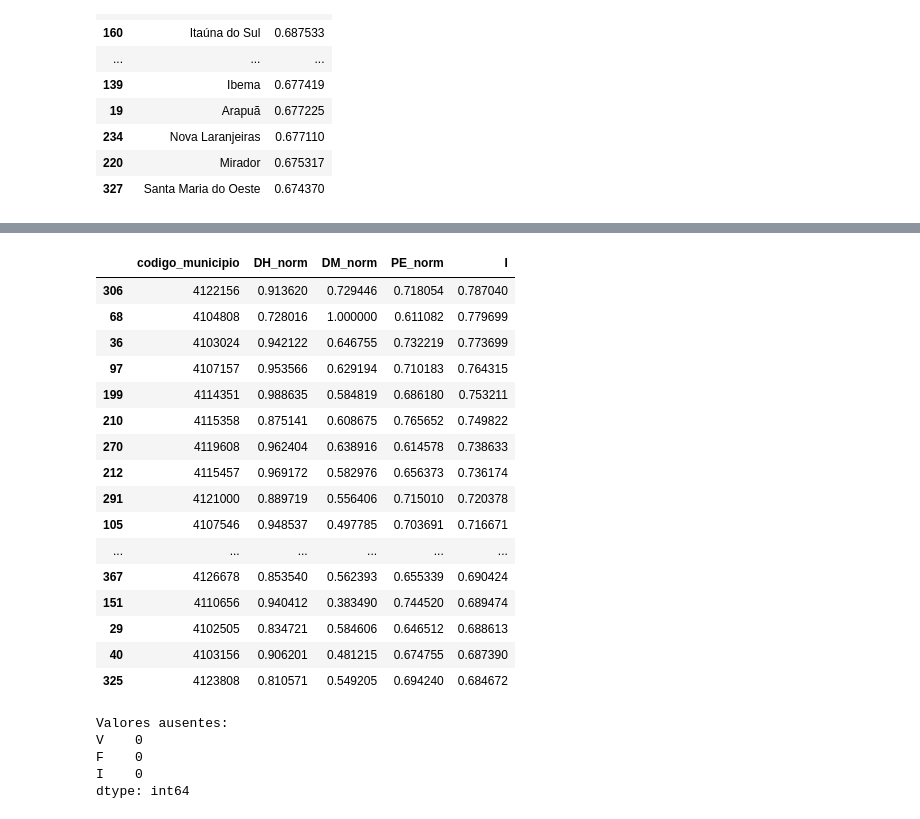
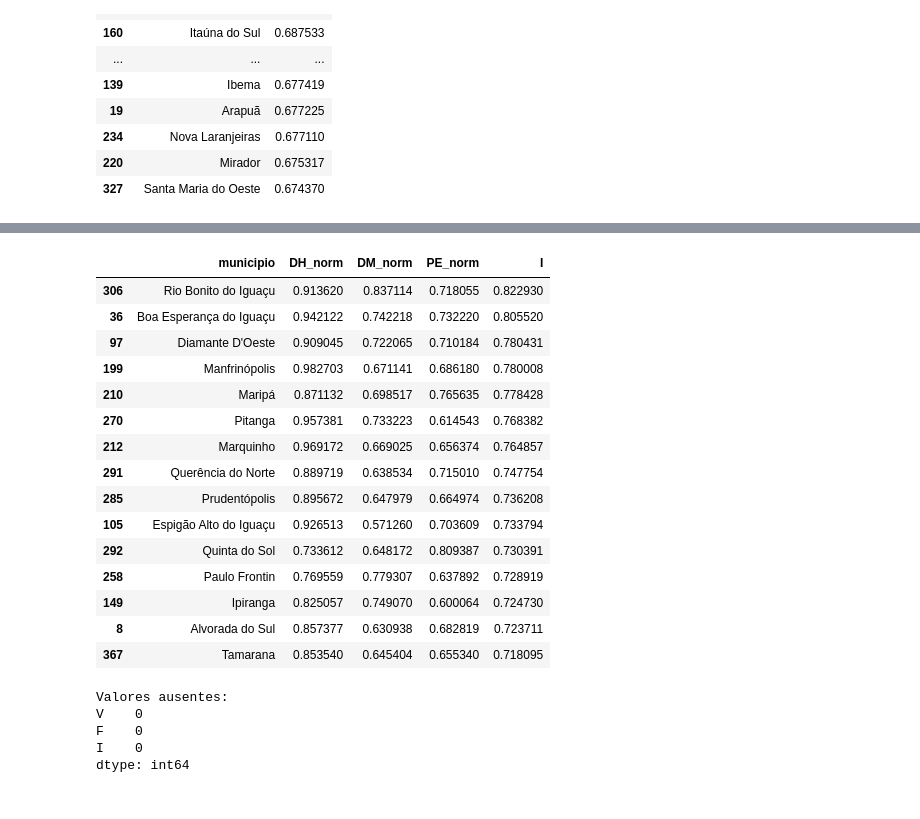
Before and after one commit to vzuza/codigos_amanha, a Jupyter notebook: projeto_codigos_pessoal.ipynb, the cells around one changed output, grey strips where cells are left out. Drawn from its saved outputs; the diff is of its cells as text; code cells hidden in the pictures.

```diff
--- a/projeto_codigos_pessoal.ipynb
+++ b/projeto_codigos_pessoal.ipynb
@@ -950,7 +692,7 @@ display(
 # %%
-# Agregar impactos municipais
 df_impacto = (
-    df_s2id_pr.groupby('codigo_municipio')
+    df_s2id_naturais
+    .groupby('codigo_municipio')
     .agg(
         municipio=('Município', 'first'),
         DH_total=('DH_total', 'sum'),
@@ -960,9 +702,3 @@ df_impacto = (
     )
     .reset_index()
 )
-
-display(
-    df_impacto.sort_values(
-        'DH_total', ascending=False
-    ).head(20)
-)
@@ -1043,69 +743,58 @@ Municípios: 399
 # %%
-
-#Normalização do impacto (I)
+#integração da componente I
 
 def normalizar_log(coluna):
-
     valores = np.log1p(coluna.clip(lower=0))
 
     minimo = valores.min()
     maximo = valores.max()
 
     if maximo == minimo:
         return pd.Series(0.0, index=coluna.index)
 
     return (valores - minimo) / (maximo - minimo)
 
 
-# Normalização de cada dimensão
 df_impacto_completo['DH_norm'] = normalizar_log(
-    df_impacto_completo['DH_per_capita']
+    df_impacto_completo['DH_per_1000']
 )
 
 df_impacto_completo['DM_norm'] = normalizar_log(
     df_impacto_completo['DM_per_capita']
 )
 
 df_impacto_completo['PE_norm'] = normalizar_log(
     df_impacto_completo['PE_per_capita']
 )
 
-
-# Cálculo do componente Impacto
-colunas_i = [
-    'DH_norm',
-    'DM_norm',
-    'PE_norm'
-]
-
 df_impacto_completo['I'] = (
-    df_impacto_completo[colunas_i].mean(axis=1)
-)
+    df_impacto_completo['DH_norm']
+    + df_impacto_completo['DM_norm']
+    + df_impacto_completo['PE_norm']
+) / 3
 
 display(
-    df_impacto_completo[
-        ['codigo_municipio', 'DH_norm',
-         'DM_norm', 'PE_norm', 'I']
-    ].sort_values('I', ascending=False).head(20)
+    df_impacto_completo.sort_values(
+        'I', ascending=False
+    )[['municipio', 'DH_norm', 'DM_norm', 'PE_norm', 'I']].head(15)
 )
 # %% [output]
-|  | codigo_municipio | DH_norm | DM_norm | PE_norm | I |
-| 306 | 4122156 | 0.913620 | 0.729446 | 0.718054 | 0.787040 |
-| 68 | 4104808 | 0.728016 | 1.000000 | 0.611082 | 0.779699 |
-| 36 | 4103024 | 0.942122 | 0.646755 | 0.732219 | 0.773699 |
-| 97 | 4107157 | 0.953566 | 0.629194 | 0.710183 | 0.764315 |
-| 199 | 4114351 | 0.988635 | 0.584819 | 0.686180 | 0.753211 |
-| 210 | 4115358 | 0.875141 | 0.608675 | 0.765652 | 0.749822 |
-| 270 | 4119608 | 0.962404 | 0.638916 | 0.614578 | 0.738633 |
-| 212 | 4115457 | 0.969172 | 0.582976 | 0.656373 | 0.736174 |
-| 291 | 4121000 | 0.889719 | 0.556406 | 0.715010 | 0.720378 |
-| 105 | 4107546 | 0.948537 | 0.497785 | 0.703691 | 0.716671 |
-| ... | ... | ... | ... | ... | ... |
-| 367 | 4126678 | 0.853540 | 0.562393 | 0.655339 | 0.690424 |
-| 151 | 4110656 | 0.940412 | 0.383490 | 0.744520 | 0.689474 |
-| 29 | 4102505 | 0.834721 | 0.584606 | 0.646512 | 0.688613 |
-| 40 | 4103156 | 0.906201 | 0.481215 | 0.674755 | 0.687390 |
-| 325 | 4123808 | 0.810571 | 0.549205 | 0.694240 | 0.684672 |
+|  | municipio | DH_norm | DM_norm | PE_norm | I |
+| 306 | Rio Bonito do Iguaçu | 0.913620 | 0.837114 | 0.718055 | 0.822930 |
+| 36 | Boa Esperança do Iguaçu | 0.942122 | 0.742218 | 0.732220 | 0.805520 |
+| 97 | Diamante D'Oeste | 0.909045 | 0.722065 | 0.710184 | 0.780431 |
+| 199 | Manfrinópolis | 0.982703 | 0.671141 | 0.686180 | 0.780008 |
+| 210 | Maripá | 0.871132 | 0.698517 | 0.765635 | 0.778428 |
+| 270 | Pitanga | 0.957381 | 0.733223 | 0.614543 | 0.768382 |
+| 212 | Marquinho | 0.969172 | 0.669025 | 0.656374 | 0.764857 |
+| 291 | Querência do Norte | 0.889719 | 0.638534 | 0.715010 | 0.747754 |
+| 285 | Prudentópolis | 0.895672 | 0.647979 | 0.664974 | 0.736208 |
+| 105 | Espigão Alto do Iguaçu | 0.926513 | 0.571260 | 0.703609 | 0.733794 |
+| 292 | Quinta do Sol | 0.733612 | 0.648172 | 0.809387 | 0.730391 |
+| 258 | Paulo Frontin | 0.769559 | 0.779307 | 0.637892 | 0.728919 |
+| 149 | Ipiranga | 0.825057 | 0.749070 | 0.600064 | 0.724730 |
+| 8 | Alvorada do Sul | 0.857377 | 0.630938 | 0.682819 | 0.723711 |
+| 367 | Tamarana | 0.853540 | 0.645404 | 0.655340 | 0.718095 |
 # %%
 # integração dos componentes V + F + I
 
```
Also changed, not shown: parts of 23 cells of this notebook.
